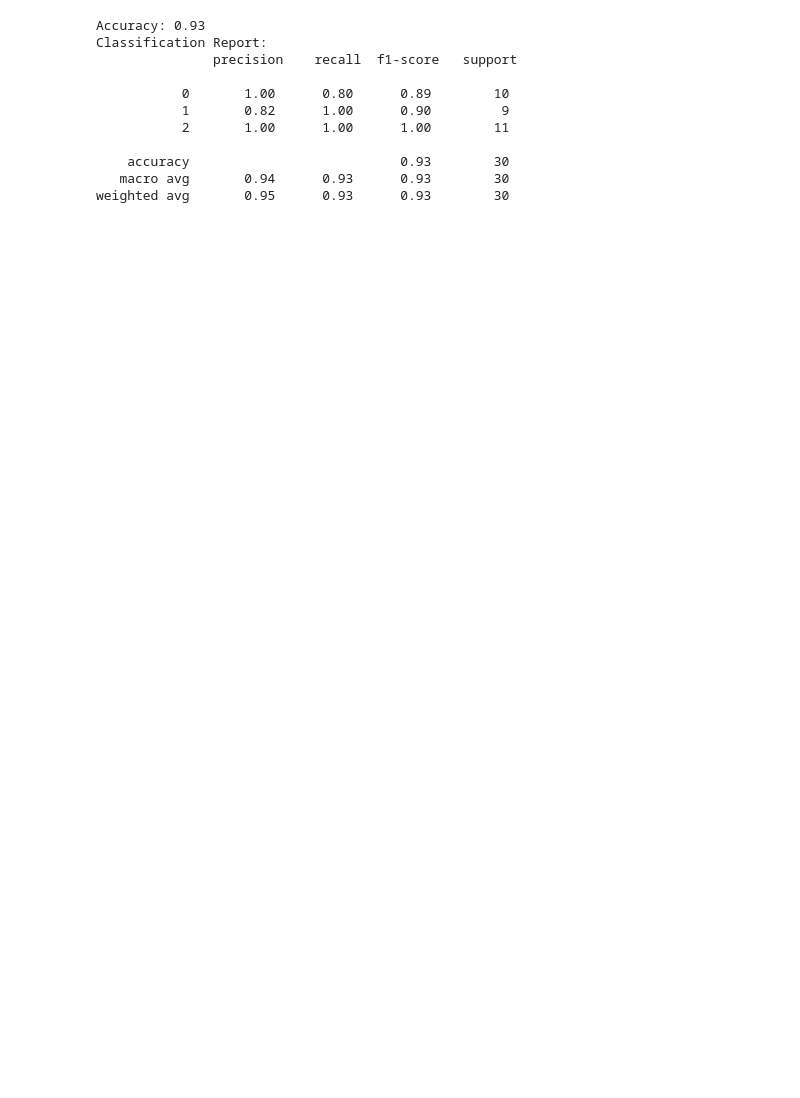
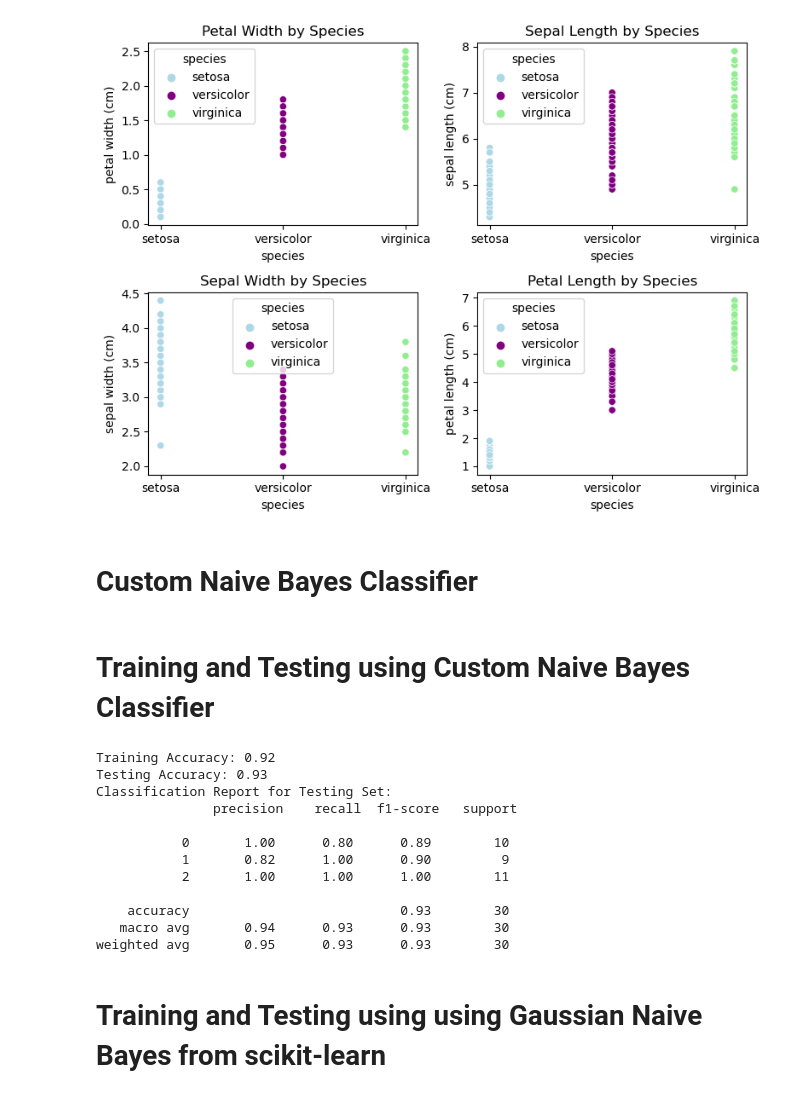
Before and after one commit to DimosPlavos/MachineLearningCustomAlgorithms, a Jupyter notebook: NaiveBayes.ipynb, the cells around one changed output. Cells and saved outputs as stored; diff of their text form; code cells hidden in the pictures; blank space fills up the shorter version.

```diff
--- a/NaiveBayes.ipynb
+++ b/NaiveBayes.ipynb
@@ -1 +33,39 @@
+# %%
+# Load the Iris dataset
+iris = load_iris()
+iris_df = pd.DataFrame(data=iris.data, columns=iris.feature_names)
+iris_df['species'] = pd.Categorical.from_codes(iris.target, iris.target_names)
+
+# Define the color palette
+palette_colors = {"setosa": "lightblue", "versicolor": "purple", "virginica": "lightgreen"}
+
+# Set up the matplotlib figure
+plt.figure(figsize=(8, 6))
+
+# Petal Width and Species
+plt.subplot(2, 2, 1) # (rows, columns, panel number)
+sns.scatterplot(x='species', y='petal width (cm)', hue='species', palette=palette_colors, data=iris_df)
+plt.title('Petal Width by Species')
+
+# Sepal Length and Species
+plt.subplot(2, 2, 2)
+sns.scatterplot(x='species', y='sepal length (cm)', hue='species', palette=palette_colors, data=iris_df)
+plt.title('Sepal Length by Species')
+
+# Sepal Width and Species
+plt.subplot(2, 2, 3)
+sns.scatterplot(x='species', y='sepal width (cm)', hue='species', palette=palette_colors, data=iris_df)
+plt.title('Sepal Width by Species')
+
+# Petal Length and Species
+plt.subplot(2, 2, 4)
+sns.scatterplot(x='species', y='petal length (cm)', hue='species', palette=palette_colors, data=iris_df)
+plt.title('Petal Length by Species')
+
+plt.tight_layout() # Adjust the layout to make sure there's no overlap
+plt.show()
+# %% [output]
+[figure, added]
+# %% [markdown]
+# Custom Naive Bayes Classifier
 # %%
@@ -42,16 +110,10 @@ class NaiveBayesClassifier:
             predictions.append(self.classes[np.argmax(class_probs)])
 
         return np.array(predictions)
+# %% [markdown]
+# Training and Testing using Custom Naive Bayes Classifier
 # %%
-from sklearn.model_selection import train_test_split
-from sklearn.datasets import load_iris
-from sklearn.metrics import accuracy_score, classification_report
-from sklearn.preprocessing import StandardScaler
-from sklearn.naive_bayes import GaussianNB
-
-# Load the Iris dataset
-wine = load_iris()
-X, y = wine.data, wine.target
+X, y = iris.data, iris.target
 
 # Split the dataset into training and testing sets
 X_train, X_test, y_train, y_test = train_test_split(X, y, test_size=0.2, random_state=42)
@@ -65,19 +127,23 @@ X_test = scaler.transform(X_test)
 nb_classifier = NaiveBayesClassifier()
 nb_classifier.fit(X_train, y_train)
 
-# Make predictions on the test set
-y_pred = nb_classifier.predict(X_test)
+# Make predictions on both the training and testing sets
+y_pred_train = nb_classifier.predict(X_train)
+y_pred_test = nb_classifier.predict(X_test)
 
-# Calculate and print accuracy
-accuracy = accuracy_score(y_test, y_pred)
-print(f"Accuracy: {accuracy:.2f}")
+# Calculate and print accuracy for both the training and testing sets
+accuracy_train = accuracy_score(y_train, y_pred_train)
+accuracy_test = accuracy_score(y_test, y_pred_test)
+print(f"Training Accuracy: {accuracy_train:.2f}")
+print(f"Testing Accuracy: {accuracy_test:.2f}")
 
-# Print classification report
-report = classification_report(y_test, y_pred)
-print("Classification Report:\n", report)
+# Print classification report for the testing set
+report = classification_report(y_test, y_pred_test)
+print("Classification Report for Testing Set:\n", report)
 # %% [output]
-Accuracy: 0.93
-Classification Report:
+Training Accuracy: 0.92
+Testing Accuracy: 0.93
+Classification Report for Testing Set:
                precision    recall  f1-score   support
 
            0       1.00      0.80      0.89        10
@@ -87,4 +153,6 @@ Classification Report:
     accuracy                           0.93        30
    macro avg       0.94      0.93      0.93        30
 weighted avg       0.95      0.93      0.93        30
+# %% [markdown]
+# Training and Testing using using Gaussian Naive Bayes from scikit-learn
 # %%
```
Also changed, not shown: parts of 7 cells of this notebook, 2 other files.
